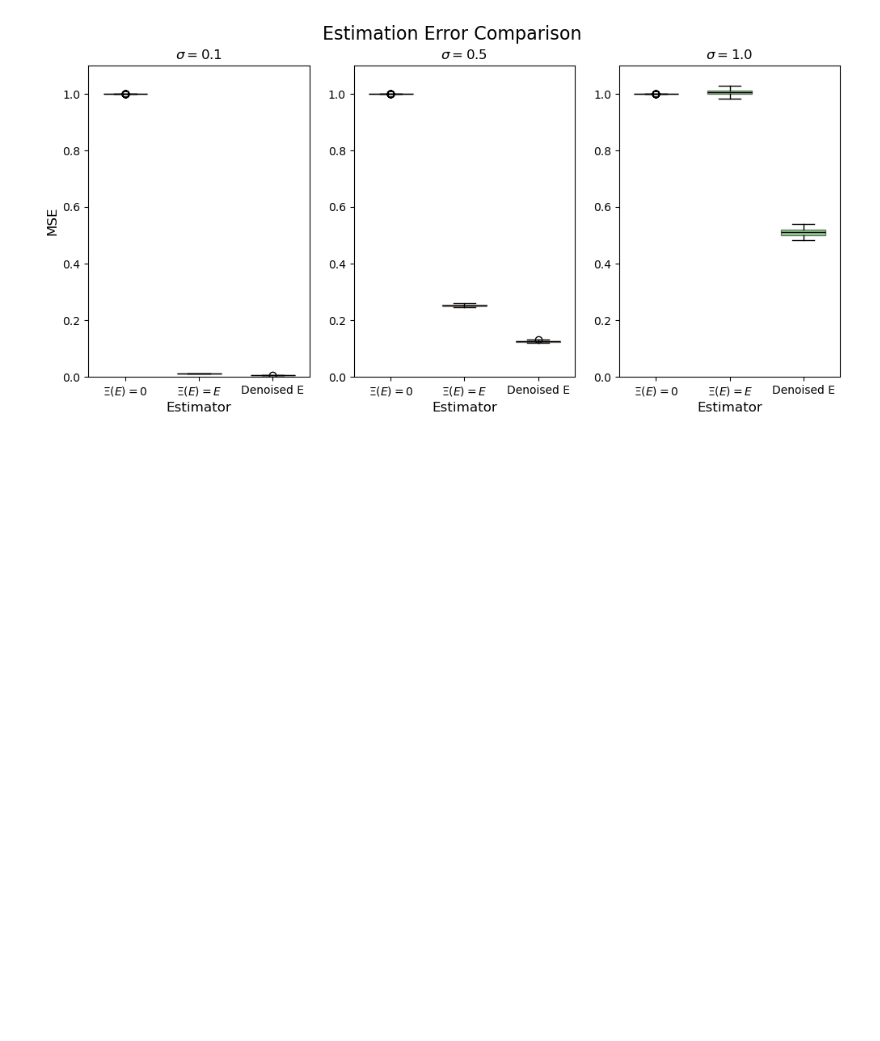
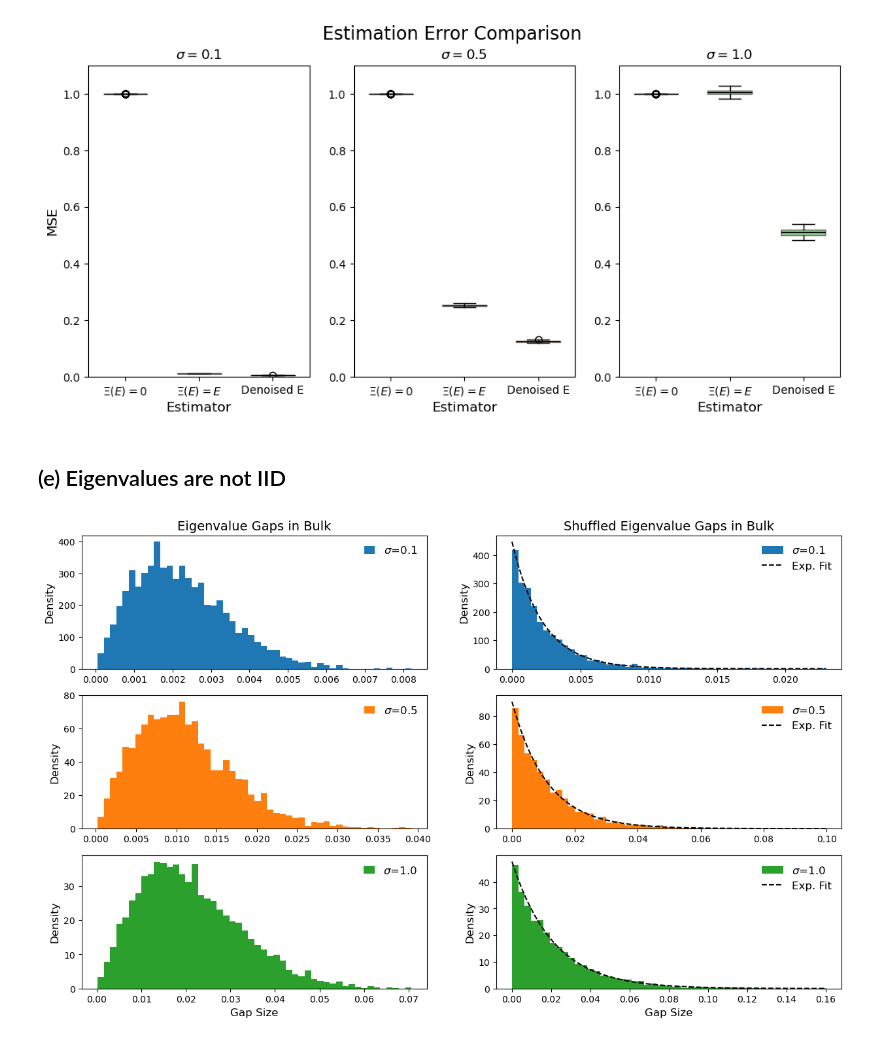
Before and after one commit to stootoon/first-course-rmt, a Jupyter notebook: Ex1_2_4.ipynb, the cells around one changed output. Saved outputs shown, nothing was run; the diff lists cells and outputs as text; code cells hidden in the pictures; blank space fills up the shorter version.

```diff
--- a/Ex1_2_4.ipynb
+++ b/Ex1_2_4.ipynb
@@ -113,3 +113,31 @@ for i, (d, sd) in enumerate(zip(data, sd_vals)):
 fig.suptitle("Estimation Error Comparison", fontsize=16);
 # %% [output]
 [figure]
+# %% [markdown]
+## (e) Eigenvalues are not IID
+# %%
+inds = np.arange(N-1)
+in_bulk = ((inds > 0.2*N) & (inds < 0.3*N)) | ((inds > 0.7*N) & (inds < 0.8*N))
+# %%
+compute_gap = lambda de: np.diff(np.sort(de, axis=1), axis=1)
+gaps = [compute_gap(d.evals)[:, in_bulk] for d in data]
+shuff_evals = lambda e: np.random.permutation(e.flatten()).reshape(e.shape)
+gaps_sh = [compute_gap(shuff_evals(d.evals))[:, in_bulk] for d in data]
+# %%
+fig, ax = plt.subplots(n_sd, 2, figsize=(15, 3*n_sd))
+for i, (gap, gap_sh, sd) in enumerate(zip(gaps, gaps_sh, sd_vals)):
+    ax[i,0].hist(gap.flatten(), bins=50, density=True, color=f"C{i}", label = f"$\\sigma$={sd}")
+    ax[i,0].legend(loc="upper right", frameon=False, fontsize=12, handlelength=1)
+    i == 0 and ax[i,0].set_title(f"Eigenvalue Gaps in Bulk", fontsize=14)
+    (i == len(sd_vals) - 1 ) and [ax[i,j].set_xlabel("Gap Size", fontsize=12) for j in [0,1]]
+    ax[i,0].set_ylabel("Density", fontsize=12)
+    ax[i,1].hist(gap_sh.flatten(), bins=50, density=True, color=f"C{i}", label = f"$\\sigma$={sd}")
+    # Fit an exponential to the shuffled gaps
+    x = np.linspace(0, np.max(gap_sh), 100)
+    lambda_hat = 1/np.mean(gap_sh)
+    ax[i,1].plot(x, lambda_hat * np.exp(-lambda_hat * x), 'k--', label="Exp. Fit")
+    i == 0 and ax[i,1].set_title(f"Shuffled Eigenvalue Gaps in Bulk", fontsize=14)
+    ax[i,1].set_ylabel("Density", fontsize=12)
+    ax[i,1].legend(loc="upper right", frameon=False, fontsize=12)
+# %% [output]
+[figure, added]
```
